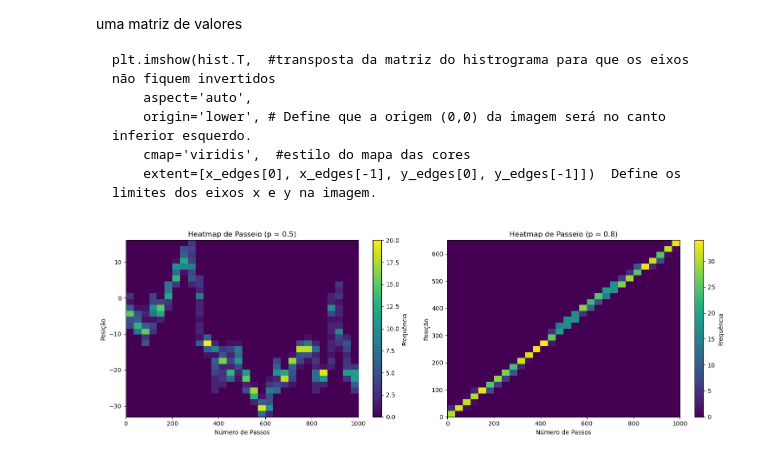
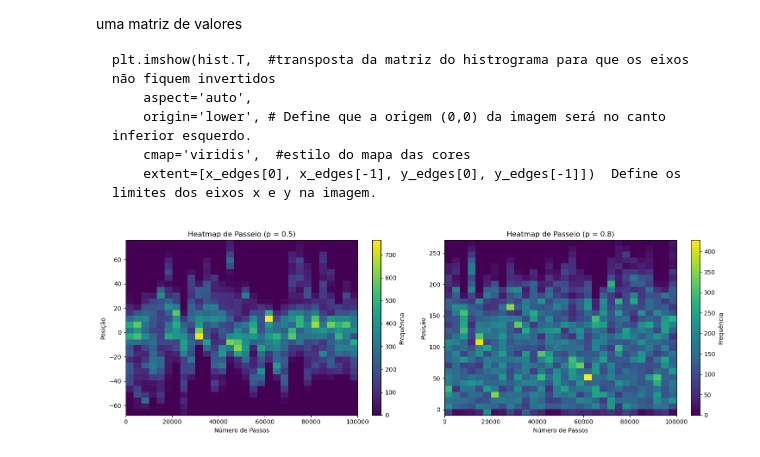
Before and after one commit to JVeloso14/Fisica-computacional-atividades, a Jupyter notebook: atividade 4/atividade_avançada2.ipynb, the cells around one changed output. Saved outputs shown, nothing was run; the diff lists cells and outputs as text; code cells hidden in the pictures.

```diff
--- a/atividade 4/atividade_avançada2.ipynb
+++ b/atividade 4/atividade_avançada2.ipynb
@@ -28,43 +28,44 @@ import numpy as np
 import matplotlib.pyplot as plt
 
 
-dados1 = np.load('Dados_passeio_p_0.5.npz')
-dados2 = np.load('Dados_passeio_p_0.8.npz')
+dados = np.load('todas_posicoes_passeio.npz')
 
+posicoes1 = dados['posicoes_p05']
+posicoes2 = dados['posicoes_p06']
 
-posicoes1 = dados1['valores_posicao']
-posicoes2 = dados2['valores_posicao']
+posicoes_05_flat = posicoes1.flatten()
+posicoes_06_flat = posicoes2.flatten()
 
 
 plt.figure(figsize=(15, 5))
 
 # Função para criar heatmap do histograma
 def mapa_calor_histograma(posicoes, titulo, subplot):
     hist, x_edges, y_edges = np.histogram2d(
         np.arange(len(posicoes)),
         posicoes,
         bins=[30, 30]
     )
 
     # Plotar heatmap
     plt.subplot(subplot)
     plt.imshow(hist.T,
                aspect='auto',
                origin='lower',
                cmap='viridis',
                extent=[x_edges[0], x_edges[-1], y_edges[0], y_edges[-1]])
     plt.colorbar(label='Frequência')
     plt.title(titulo)
     plt.xlabel('Número de Passos')
     plt.ylabel('Posição')
 
 #p = 0.5
-mapa_calor_histograma(posicoes1, 'Heatmap de Passeio (p = 0.5)', 121)
+mapa_calor_histograma(posicoes_05_flat, 'Heatmap de Passeio (p = 0.5)', 121)
 
 #p = 0.8
-mapa_calor_histograma(posicoes2, 'Heatmap de Passeio (p = 0.8)', 122)
+mapa_calor_histograma(posicoes_06_flat, 'Heatmap de Passeio (p = 0.8)', 122)
 
 plt.tight_layout()
 plt.show()
 # %% [output]
-[figure, old version]
+[figure, new version]
```
Also changed, not shown: 3 other files.
